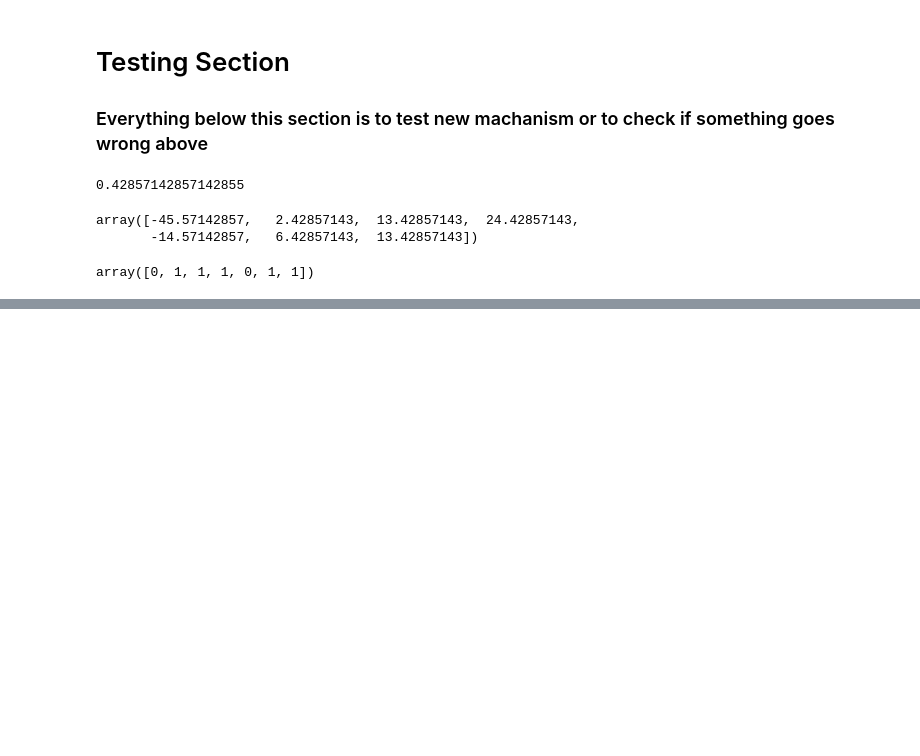
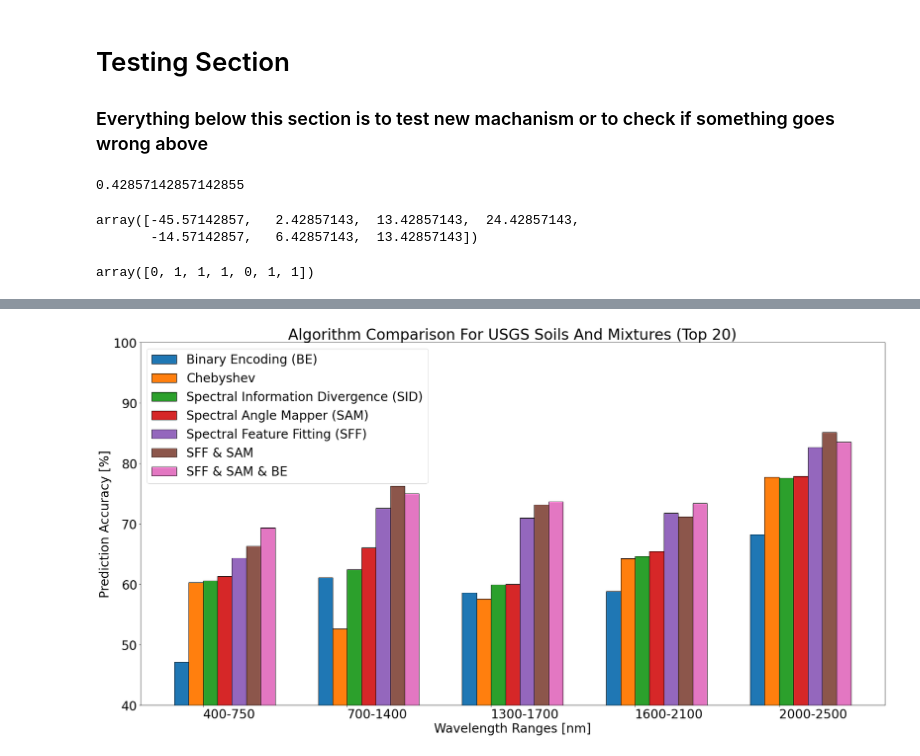
Before and after one commit to ankitkumar9018/Mineral-Prediction-Using-Hyperspectral-Data, a Jupyter notebook: 03_Algorith_Analysis.ipynb, the cells around one changed output, grey strips where cells are left out. Drawn from its saved outputs; the diff is of its cells as text; code cells hidden in the pictures; blank space fills up the shorter version.

```diff
--- a/03_Algorith_Analysis.ipynb
+++ b/03_Algorith_Analysis.ipynb
@@ -932,0 +1018,50 @@ array([0, 1, 1, 1, 0, 1, 1])
+# %%
+plt.rcParams.update({'font.size': 28})
+fig = plt.figure(figsize=(30, 15))
+
+SFF = [64.36, 72.57, 71, 71.8, 82.63]
+SAM = [61.3, 66.03, 60.03, 65.43, 77.9]
+SID = [60.57, 62.43, 59.93, 64.63, 77.6]
+BE = [47.13, 61.07, 58.63, 58.8, 68.27]
+Chebyshev = [60.27, 52.67, 57.57, 64.27, 77.73]
+SFF_SAM = [66.33, 76.27, 73.2, 71.17, 85.2]
+SFF_SAM_BE = [69.37, 75, 73.67, 73.37, 83.57]
+
+n=5
+r = np.arange(n)
+width = 0.10
+
+
+plt.bar(r, BE,
+        width = width, edgecolor = 'black',
+        label='Binary Encoding (BE)')
+plt.bar(r + width, Chebyshev,
+        width = width, edgecolor = 'black',
+        label='Chebyshev')
+plt.bar(r + width * 2, SID,
+        width = width, edgecolor = 'black',
+        label='Spectral Information Divergence (SID)')
+plt.bar(r + width * 3, SAM,
+        width = width, edgecolor = 'black',
+        label='Spectral Angle Mapper (SAM)')
+plt.bar(r + width * 4, SFF,
+        width = width, edgecolor = 'black',
+        label='Spectral Feature Fitting (SFF)')
+plt.bar(r + width * 5, SFF_SAM,
+        width = width, edgecolor = 'black',
+        label='SFF & SAM')
+plt.bar(r + width * 6, SFF_SAM_BE,
+        width = width, edgecolor = 'black',
+        label='SFF & SAM & BE')
+
+plt.xlabel("Wavelength Ranges [nm]")
+plt.ylabel("Prediction Accuracy [%]")
+plt.title("Algorithm Comparison For USGS Soils And Mixtures (Top 20)")
+plt.ylim(40, 100)
+# plt.grid(linestyle='--')
+plt.xticks(r + 0.15,['400-750','700-1400','1300-1700','1600-2100', '2000-2500'], ha='left')
+plt.legend(loc="upper left")
+
+plt.show()
+# %% [output]
+[figure, added]
```
Also changed, not shown: parts of 10 cells of this notebook, 5 other files.
